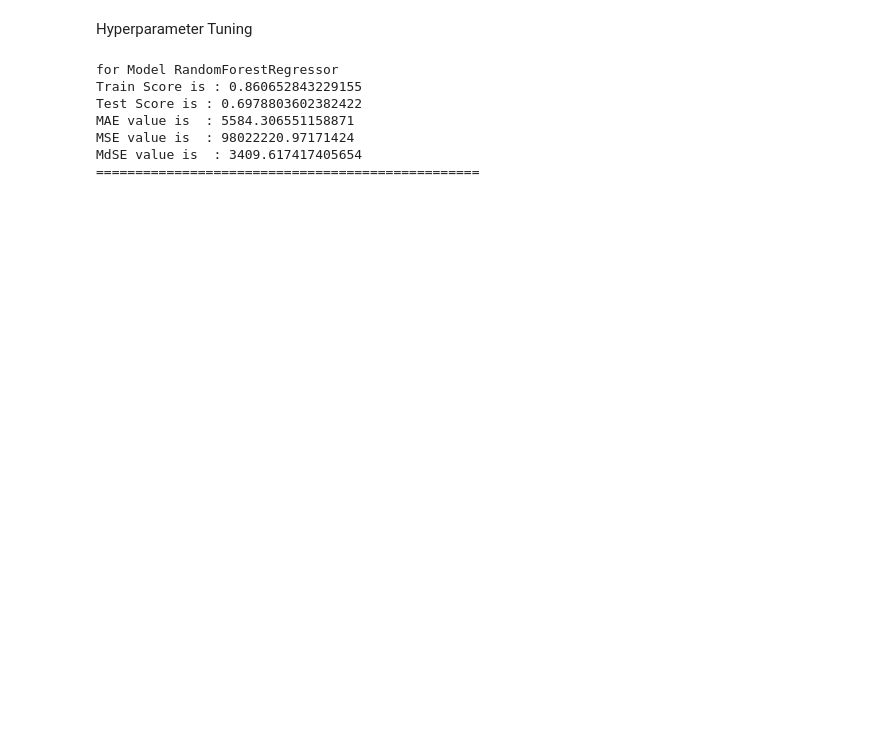
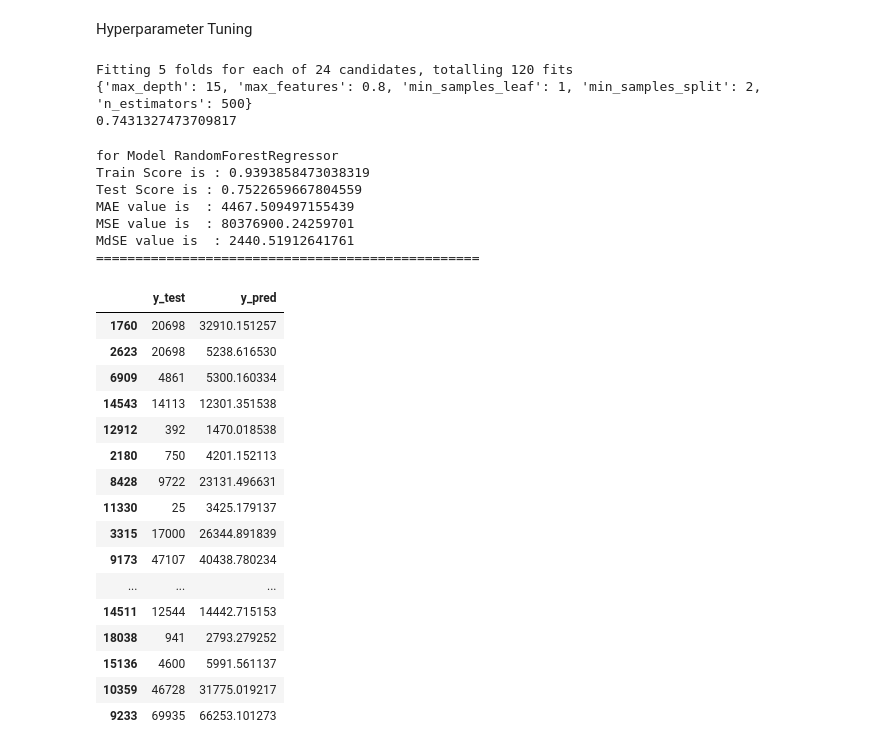
Before and after one commit to mohamedkaboshrief/car-price-prediction, a Jupyter notebook: Car_Price_Prediction.ipynb, the cells around one changed output. Cells and saved outputs as stored; diff of their text form; code cells hidden in the pictures; blank space fills up the shorter version.

```diff
--- a/Car_Price_Prediction.ipynb
+++ b/Car_Price_Prediction.ipynb
@@ -649,11 +658,35 @@ MdSE value is  : 5059.6
 # %% [markdown]
 Hyperparameter Tuning
+# %%
+from sklearn.model_selection import GridSearchCV
+rf = RandomForestRegressor(random_state=33)
+
+param_grid = {
+    "n_estimators": [300, 500],
+    "max_depth": [8, 10, 15],
+    "min_samples_split": [2, 5],
+    "min_samples_leaf": [1, 2],
+    "max_features": [0.8]
+}
+
+grid_search = GridSearchCV(
+    estimator=rf,
+    param_grid=param_grid,
+    cv=5,
+    scoring="r2",
+    n_jobs=-1,
+    verbose=1
+)
+
+grid_search.fit(X_train, y_train)
+print(grid_search.best_params_)
+print(grid_search.best_score_)
+# %% [output]
+Fitting 5 folds for each of 24 candidates, totalling 120 fits
+{'max_depth': 15, 'max_features': 0.8, 'min_samples_leaf': 1, 'min_samples_split': 2, 'n_estimators': 500}
+0.7431327473709817
 # %%
-RandomForestRegressorModel=RandomForestRegressor(
-    n_estimators=500,
-    max_depth=10,
-    random_state=33
-)
+RandomForestRegressorModel=grid_search.best_estimator_
 print(f'for Model {str(RandomForestRegressorModel).split("(")[0]}')
 RandomForestRegressorModel.fit(X_train, y_train)
 print(f'Train Score is : {RandomForestRegressorModel.score(X_train, y_train)}')
@@ -665,9 +698,33 @@ print(f'MdSE value is  : {median_absolute_error(y_test, y_pred)}')
 print('=================================================')
 # %% [output]
 for Model RandomForestRegressor
-Train Score is : 0.860652843229155
-Test Score is : 0.6978803602382422
-MAE value is  : 5584.306551158871
-MSE value is  : 98022220.97171424
-MdSE value is  : 3409.617417405654
+Train Score is : 0.9393858473038319
+Test Score is : 0.7522659667804559
+MAE value is  : 4467.509497155439
+MSE value is  : 80376900.24259701
+MdSE value is  : 2440.51912641761
 =================================================
+# %%
+result = pd.DataFrame({
+    'y_test': y_test,
+    'y_pred': y_pred
+})
+result.sample(20)
+# %% [output]
+|  | y_test | y_pred |
+| 1760 | 20698 | 32910.151257 |
+| 2623 | 20698 | 5238.616530 |
+| 6909 | 4861 | 5300.160334 |
+| 14543 | 14113 | 12301.351538 |
+| 12912 | 392 | 1470.018538 |
+| 2180 | 750 | 4201.152113 |
+| 8428 | 9722 | 23131.496631 |
+| 11330 | 25 | 3425.179137 |
+| 3315 | 17000 | 26344.891839 |
+| 9173 | 47107 | 40438.780234 |
+| ... | ... | ... |
+| 14511 | 12544 | 14442.715153 |
+| 18038 | 941 | 2793.279252 |
+| 15136 | 4600 | 5991.561137 |
+| 10359 | 46728 | 31775.019217 |
+| 9233 | 69935 | 66253.101273 |
```
Also changed, not shown: parts of 4 cells of this notebook.
